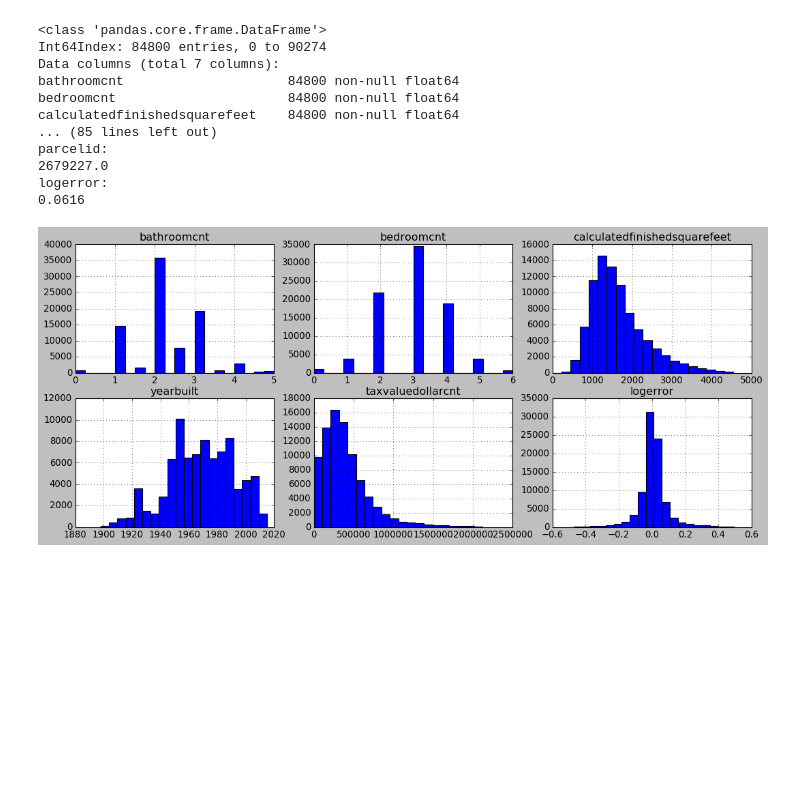
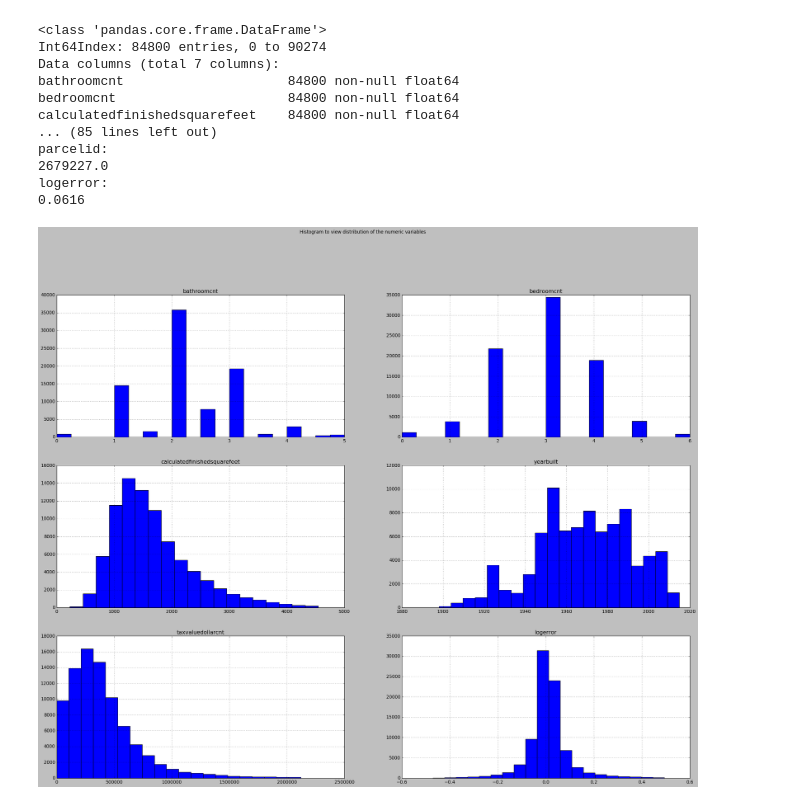
Before and after one commit to escalante-eric/codeup-ds-projects, a Jupyter notebook: Regression_Proj_EricEscalante.ipynb, the cells around one changed output. Drawn from its saved outputs; the diff is of its cells as text; code cells hidden in the pictures; blank space fills up the shorter version.

```diff
--- a/Regression_Proj_EricEscalante.ipynb
+++ b/Regression_Proj_EricEscalante.ipynb
@@ -171,18 +202,20 @@ parcelid:
 logerror:
 0.0616
 # %%
-plt.figure(figsize=(16, 10))
+### View the distribution of the numeric variables with histograms
+plt.figure(figsize=(30,30))
+plt.suptitle('Histogram to view distribution of the numeric variables')
 
 for i, col in enumerate(['bathroomcnt',
                          'bedroomcnt',
                          'calculatedfinishedsquarefeet',
                          'yearbuilt',
                          'taxvaluedollarcnt',
                          'logerror']):
     plot_number = i + 1 # i starts at 0, but plot nos should start at 1
     series = df_fixed[col]
-    plt.subplot(3, 3, plot_number)
+    plt.subplot(4, 2, plot_number)
     plt.title(col)
     series.hist(bins=20, density=False, cumulative=False, log=False)
 # %% [output]
-[figure, old version]
+[figure, new version]
```
Also changed, not shown: parts of 33 cells of this notebook.
